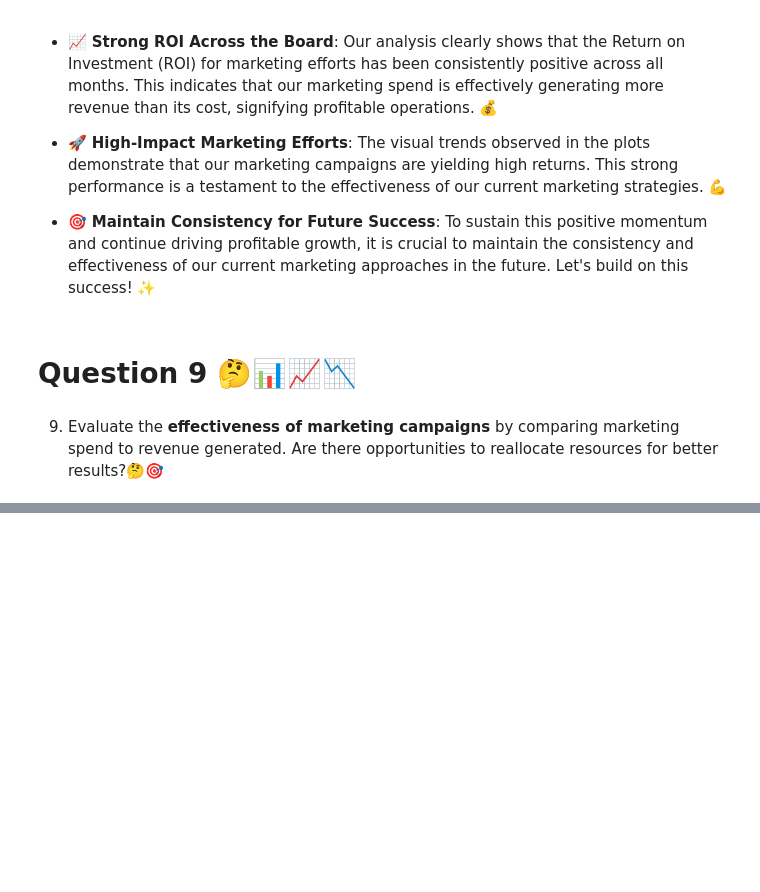
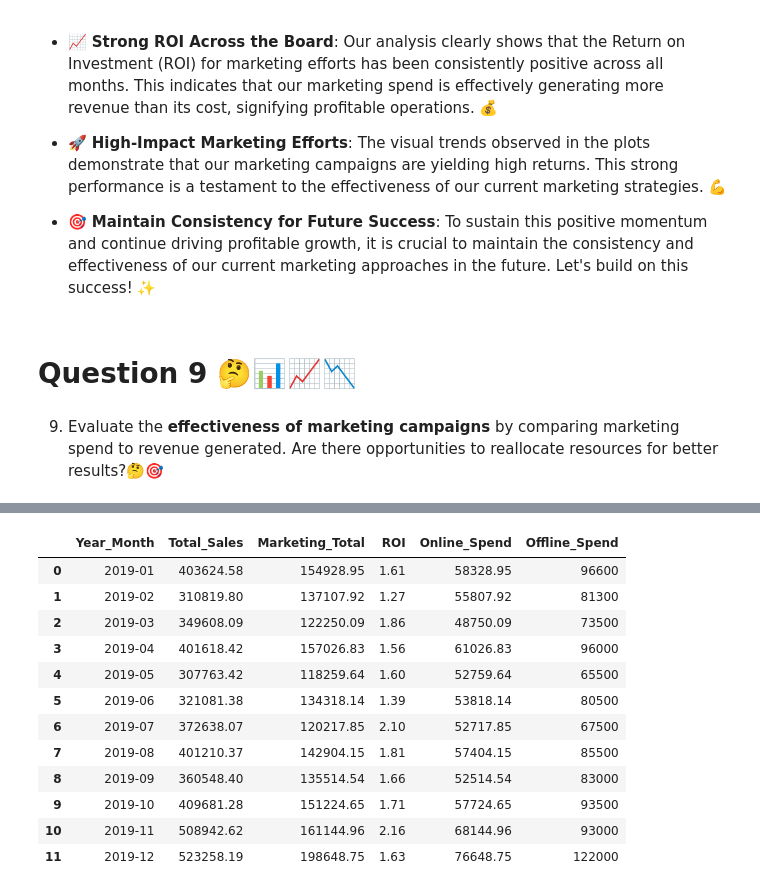
Before and after one commit to Smita569/E-commerce_Marketing_and_sales, a Jupyter notebook: E_commerce_Marketing_and_sales_Business_Case.ipynb, the cells around one changed output, grey strips where cells are left out. Cells and saved outputs as stored; diff of their text form; code cells hidden in the pictures; blank space fills up the shorter version.

```diff
--- a/E_commerce_Marketing_and_sales_Business_Case.ipynb
+++ b/E_commerce_Marketing_and_sales_Business_Case.ipynb
@@ -620,0 +632,19 @@ plt.show()
+# %%
+# The merge is performed on the 'Year_Month' column, combining all relevant monthly data into one DataFrame.
+online_offline_spend=df_marketingSpend.groupby('Year_Month')[['Online_Spend','Offline_Spend']].sum().reset_index()
+df_merged_sales_marketingsales_online_offline_spend=pd.merge(df_merged_sales_marketingsales,online_offline_spend,on='Year_Month')
+df_merged_sales_marketingsales_online_offline_spend
+# %% [output]
+|  | Year_Month | Total_Sales | Marketing_Total | ROI | Online_Spend | Offline_Spend |
+| 0 | 2019-01 | 403624.58 | 154928.95 | 1.61 | 58328.95 | 96600 |
+| 1 | 2019-02 | 310819.80 | 137107.92 | 1.27 | 55807.92 | 81300 |
+| 2 | 2019-03 | 349608.09 | 122250.09 | 1.86 | 48750.09 | 73500 |
+| 3 | 2019-04 | 401618.42 | 157026.83 | 1.56 | 61026.83 | 96000 |
+| 4 | 2019-05 | 307763.42 | 118259.64 | 1.60 | 52759.64 | 65500 |
+| 5 | 2019-06 | 321081.38 | 134318.14 | 1.39 | 53818.14 | 80500 |
+| 6 | 2019-07 | 372638.07 | 120217.85 | 2.10 | 52717.85 | 67500 |
+| 7 | 2019-08 | 401210.37 | 142904.15 | 1.81 | 57404.15 | 85500 |
+| 8 | 2019-09 | 360548.40 | 135514.54 | 1.66 | 52514.54 | 83000 |
+| 9 | 2019-10 | 409681.28 | 151224.65 | 1.71 | 57724.65 | 93500 |
+| 10 | 2019-11 | 508942.62 | 161144.96 | 2.16 | 68144.96 | 93000 |
+| 11 | 2019-12 | 523258.19 | 198648.75 | 1.63 | 76648.75 | 122000 |
```
Also changed, not shown: parts of 4 cells of this notebook.
